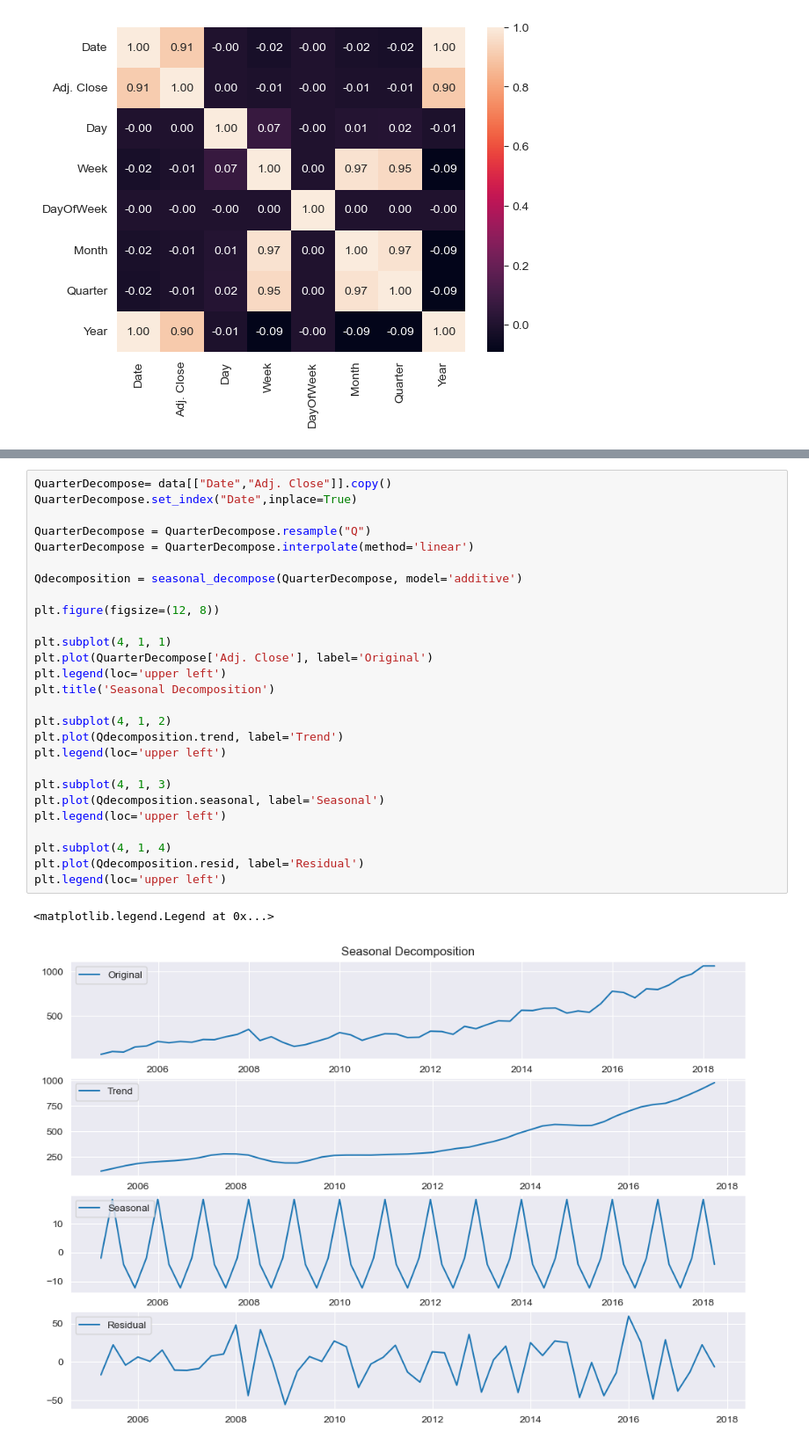
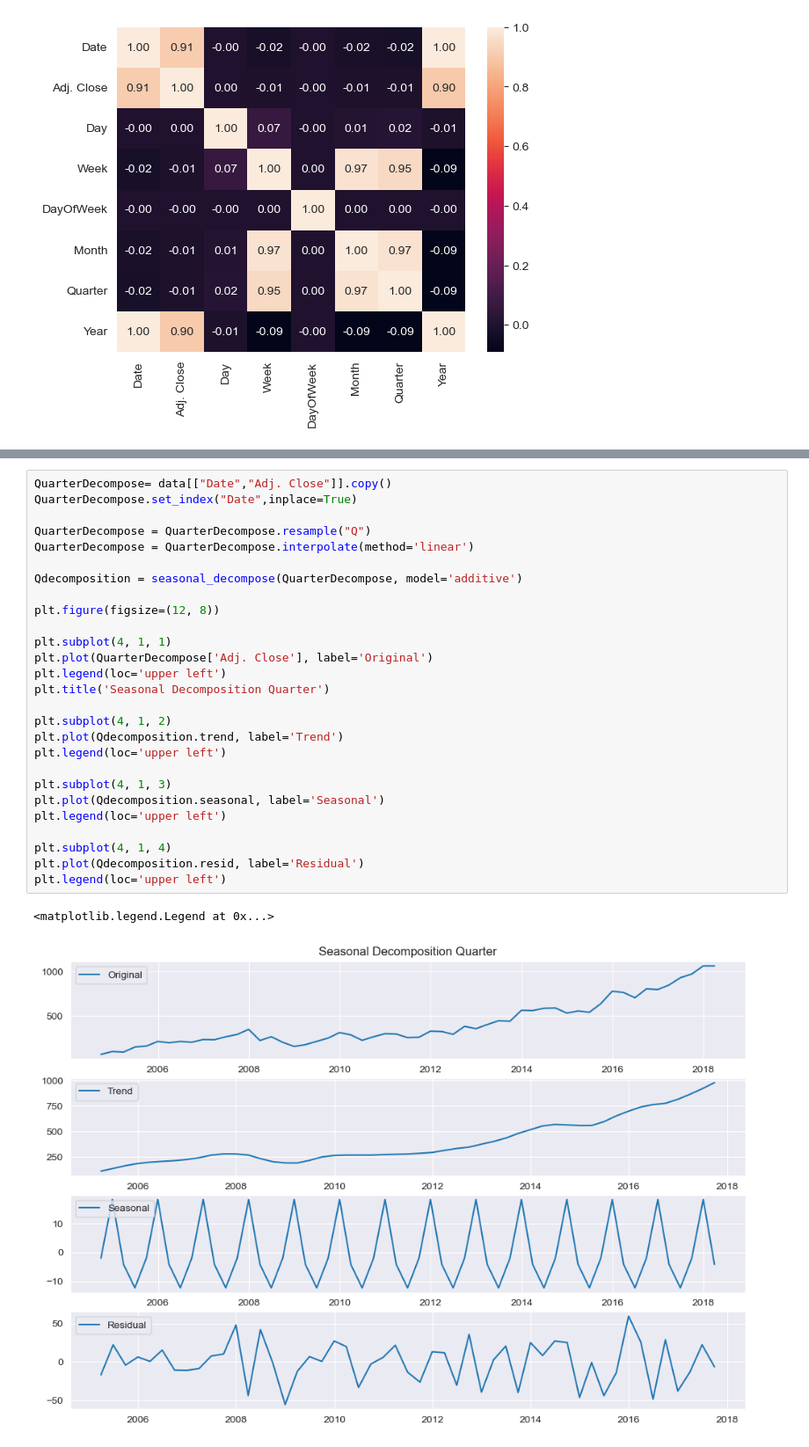
Before and after one commit to TheMentorIo/GOOGL_Stock_Prediction, a Jupyter notebook: GOOGLStockPrediction.ipynb, the cells around one changed output, grey strips where cells are left out. Shown at 88% size. Cells and saved outputs as stored; diff of their text form.

```diff
--- a/GOOGLStockPrediction.ipynb
+++ b/GOOGLStockPrediction.ipynb
@@ -123,30 +197,30 @@ plt.legend(loc='upper left')
 # %%
 QuarterDecompose= data[["Date","Adj. Close"]].copy()
 QuarterDecompose.set_index("Date",inplace=True)
 
 QuarterDecompose = QuarterDecompose.resample("Q")
 QuarterDecompose = QuarterDecompose.interpolate(method='linear')
 
 Qdecomposition = seasonal_decompose(QuarterDecompose, model='additive')
 
 plt.figure(figsize=(12, 8))
 
 plt.subplot(4, 1, 1)
 plt.plot(QuarterDecompose['Adj. Close'], label='Original')
 plt.legend(loc='upper left')
-plt.title('Seasonal Decomposition')
+plt.title('Seasonal Decomposition Quarter')
 
 plt.subplot(4, 1, 2)
 plt.plot(Qdecomposition.trend, label='Trend')
 plt.legend(loc='upper left')
 
 plt.subplot(4, 1, 3)
 plt.plot(Qdecomposition.seasonal, label='Seasonal')
 plt.legend(loc='upper left')
 
 plt.subplot(4, 1, 4)
 plt.plot(Qdecomposition.resid, label='Residual')
 plt.legend(loc='upper left')
 # %% [output]
 <matplotlib.legend.Legend at 0x...>
-[figure, old version]
+[figure, new version]
```
Also changed, not shown: parts of 29 cells of this notebook.
